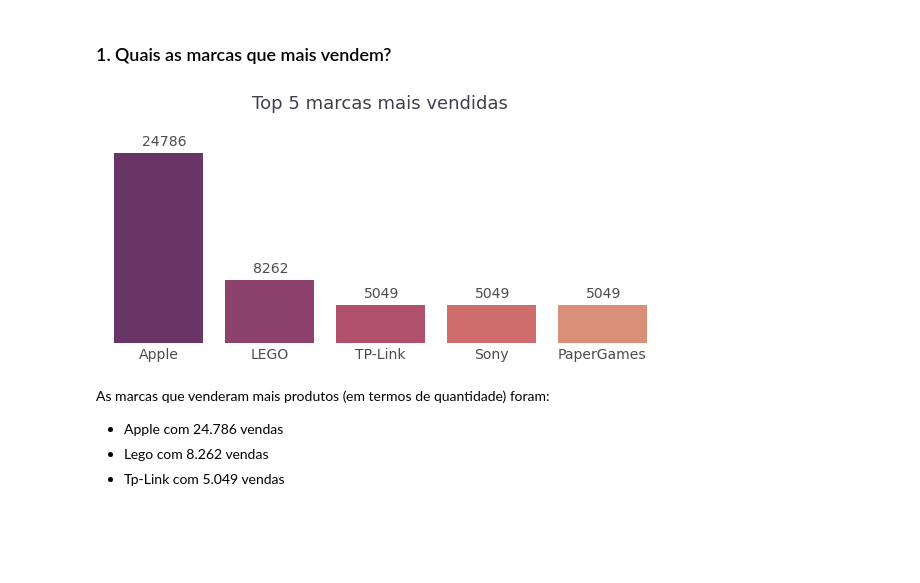
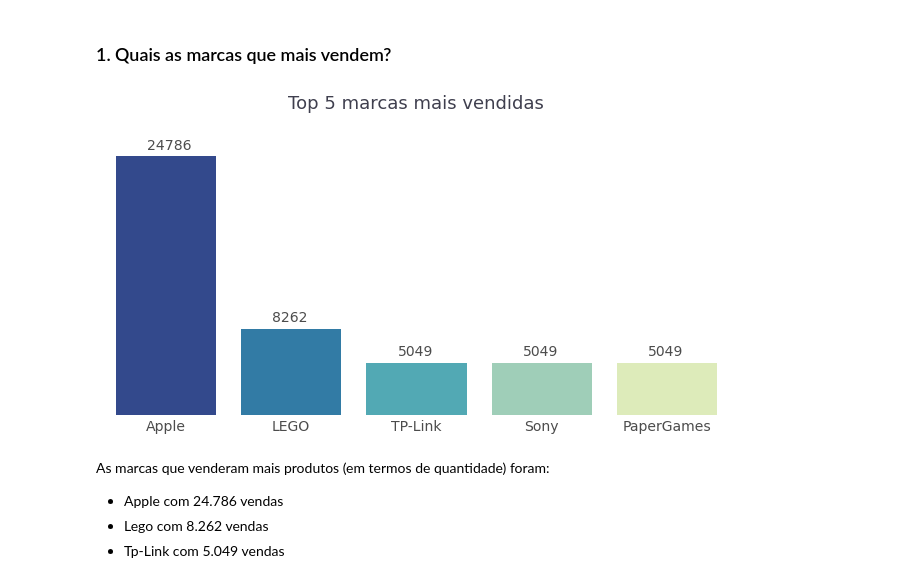
Before and after one commit to celsina/SQL_ecommerce, a Jupyter notebook: Analysis/Analysis_Ecommerce.ipynb, the cells around one changed output. Cells and saved outputs as stored; diff of their text form; code cells hidden in the pictures; blank space fills up the shorter version.

Commit message:
palette YlGnBu_r

```diff
--- a/Analysis/Analysis_Ecommerce.ipynb
+++ b/Analysis/Analysis_Ecommerce.ipynb
@@ -202,13 +202,13 @@ percent_cancelled = pd.DataFrame({'marcas': list_marcas,
 # Quantidade total de produtos vendidos por marca
 
 #criando a Figure e o Axes no matplotlib
-fig, ax = plt.subplots(figsize=(8,4))
+fig, ax = plt.subplots(figsize=(9,5))
 
 #criando o gráfico
 sns.barplot(x = sales_by_marca["marca"][:5],
             y = sales_by_marca["total_marcas"][:5],
             data = sales_by_marca,
-            palette = 'flare_r',
+            palette = 'YlGnBu_r',
             ax = ax) #cria o gráfico para colocar dentro do Axes
 
 #modificação do fundo
@@ -217,35 +217,35 @@ ax.set_frame_on(False) # Retirando o Frame (retângulo que encobre os gráficos)
 #adicionando um título
 ax.set_title('Top 5 marcas mais vendidas', # Texto do título
              loc = 'center', # Posicionamento do título no Axes
              pad = 35, # Distanciamento do título com outros objetos
              fontdict = {'fontsize':18}, # Tamanho da fonte utilizado
              color = '#3f3f4e') # Cor da fonte
 
 #retirando o eixo y
 ax.get_yaxis().set_visible(False)
 
 #retirando os ticks do eixo x
 ax.tick_params(axis = 'x', # Escolhendo os ticks do eixo x
                length = 0, # Colocamos os ticks de tamanho zero
                labelsize = 14, # Tamanho da fonte para os eixos
                colors = '#4c4c4c') # Cor da fonte para o eixo x
 
 #ajustando o título do eixo x
 ax.set_xlabel('') # Cor da fonte
 
 #colocando os rótulos
 for retangulo in ax.patches: # for para cada retângulo
     # Inserindo um texto no Axes
     ax.text(retangulo.get_x() + 0.25, # Posição x
-            retangulo.get_height() + 1000, # Posição y
+            retangulo.get_height() + 700, # Posição y
             f'{int(retangulo.get_height())}', # Texto que queremos colocar
             color = '#4c4c4c', # Cor do texto
             fontsize = 14) # Tamanho do texto
 
 #plotando o gráfico
 plt.tight_layout();
 # %% [output]
-[figure, old version]
+[figure, new version]
 # %% [markdown]
 As marcas que venderam mais produtos (em termos de quantidade) foram:
 * Apple com 24.786 vendas
```
Also changed, not shown: parts of 3 cells of this notebook.
